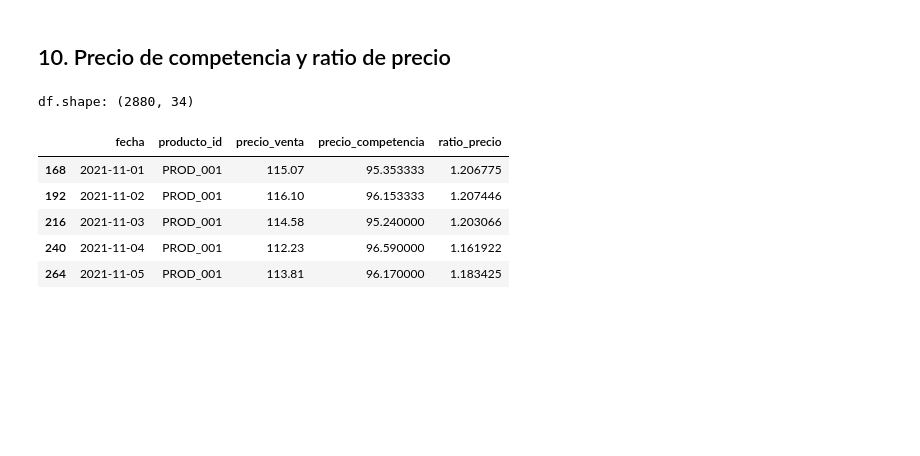
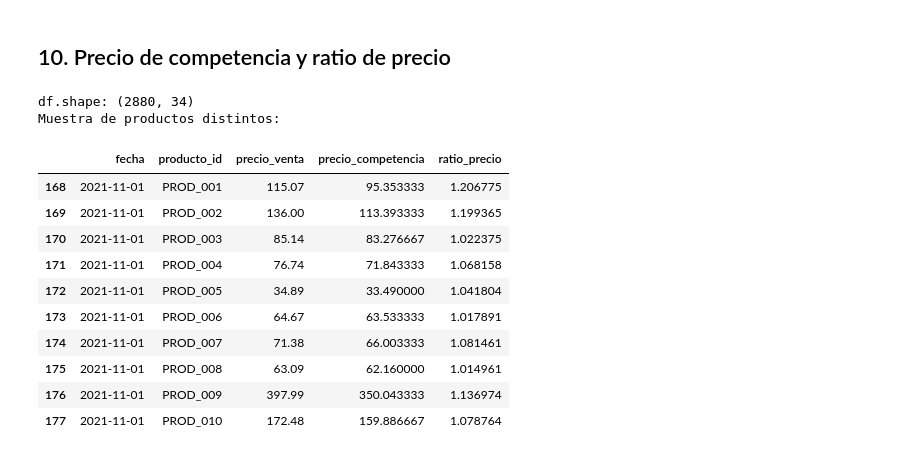
Before and after one commit to florenciaalmironfr-svg/prevision-ventes, a Jupyter notebook: notebooks/Entrenamiento.ipynb, the cells around one changed output. Drawn from its saved outputs; the diff is of its cells as text; code cells hidden in the pictures; blank space fills up the shorter version.

```diff
--- a/notebooks/Entrenamiento.ipynb
+++ b/notebooks/Entrenamiento.ipynb
@@ -629,39 +629,53 @@ df.shape
 # Si la celda se ejecuta sola, crea el dataframe mínimo necesario para continuar.
 if "pd" not in globals():
     import pandas as pd
+
 if "df" not in globals():
     if "ventas_df" not in globals() or "competencia_df" not in globals():
         ventas_df = pd.read_csv("../data/raw/entrenamiento/ventas.csv")
         competencia_df = pd.read_csv("../data/raw/entrenamiento/competencia.csv")
         ventas_df["fecha"] = pd.to_datetime(ventas_df["fecha"])
         competencia_df["fecha"] = pd.to_datetime(competencia_df["fecha"])
     df = ventas_df.merge(
         competencia_df,
         on=["fecha", "producto_id"],
         how="left",
         validate="one_to_one",
     )
 
 if not pd.api.types.is_datetime64_any_dtype(df["fecha"]):
     df["fecha"] = pd.to_datetime(df["fecha"])
 
 # Variable precio_competencia: promedio de Amazon, Decathlon y Deporvillage
 df["precio_competencia"] = df[["Amazon", "Decathlon", "Deporvillage"]].mean(axis=1)
 
 # Variable ratio_precio: nuestro precio entre el precio promedio de la competencia
 df["ratio_precio"] = df["precio_venta"] / df["precio_competencia"]
 
 # Eliminar las variables de Amazon, Decathlon y Deporvillage
 df = df.drop(columns=["Amazon", "Decathlon", "Deporvillage"])
 
-# Mostrar las primeras filas para verificar
+# Mostrar solo filas de productos distintos para evitar duplicados del mismo producto.
+muestra_productos = (
+    df[["fecha", "producto_id", "precio_venta", "precio_competencia", "ratio_precio"]]
+    .drop_duplicates(subset="producto_id")
+    .head(10)
+)
+
 print(f"df.shape: {df.shape}")
-df[["fecha", "producto_id", "precio_venta", "precio_competencia", "ratio_precio"]].head()
+print("Muestra de productos distintos:")
+display(muestra_productos)
 # %% [output]
 df.shape: (2880, 34)
+Muestra de productos distintos:
 |  | fecha | producto_id | precio_venta | precio_competencia | ratio_precio |
 | 168 | 2021-11-01 | PROD_001 | 115.07 | 95.353333 | 1.206775 |
-| 192 | 2021-11-02 | PROD_001 | 116.10 | 96.153333 | 1.207446 |
-| 216 | 2021-11-03 | PROD_001 | 114.58 | 95.240000 | 1.203066 |
-| 240 | 2021-11-04 | PROD_001 | 112.23 | 96.590000 | 1.161922 |
-| 264 | 2021-11-05 | PROD_001 | 113.81 | 96.170000 | 1.183425 |
+| 169 | 2021-11-01 | PROD_002 | 136.00 | 113.393333 | 1.199365 |
+| 170 | 2021-11-01 | PROD_003 | 85.14 | 83.276667 | 1.022375 |
+| 171 | 2021-11-01 | PROD_004 | 76.74 | 71.843333 | 1.068158 |
+| 172 | 2021-11-01 | PROD_005 | 34.89 | 33.490000 | 1.041804 |
+| 173 | 2021-11-01 | PROD_006 | 64.67 | 63.533333 | 1.017891 |
+| 174 | 2021-11-01 | PROD_007 | 71.38 | 66.003333 | 1.081461 |
+| 175 | 2021-11-01 | PROD_008 | 63.09 | 62.160000 | 1.014961 |
+| 176 | 2021-11-01 | PROD_009 | 397.99 | 350.043333 | 1.136974 |
+| 177 | 2021-11-01 | PROD_010 | 172.48 | 159.886667 | 1.078764 |
```
Also changed, not shown: parts of 4 cells of this notebook.
